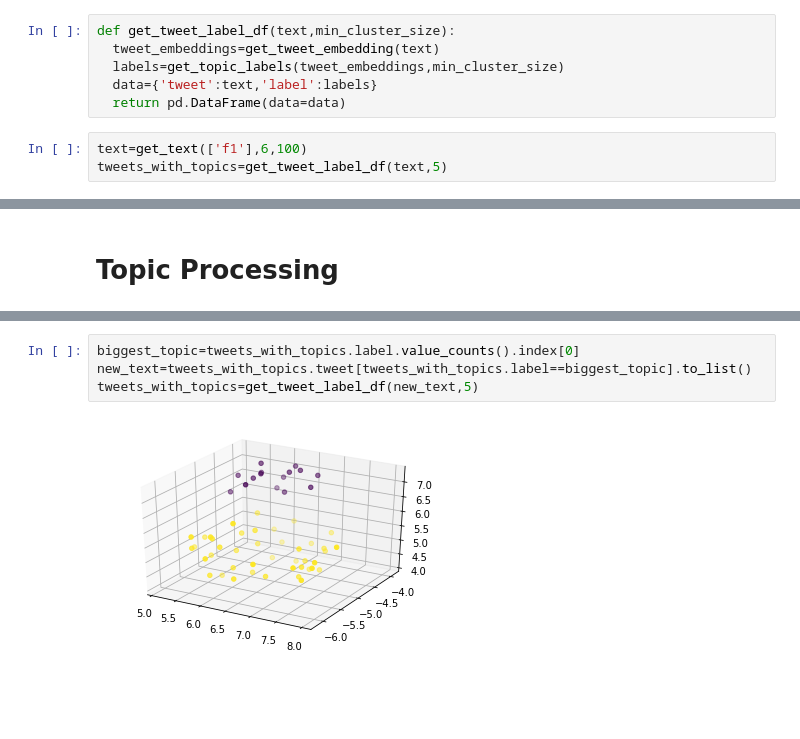
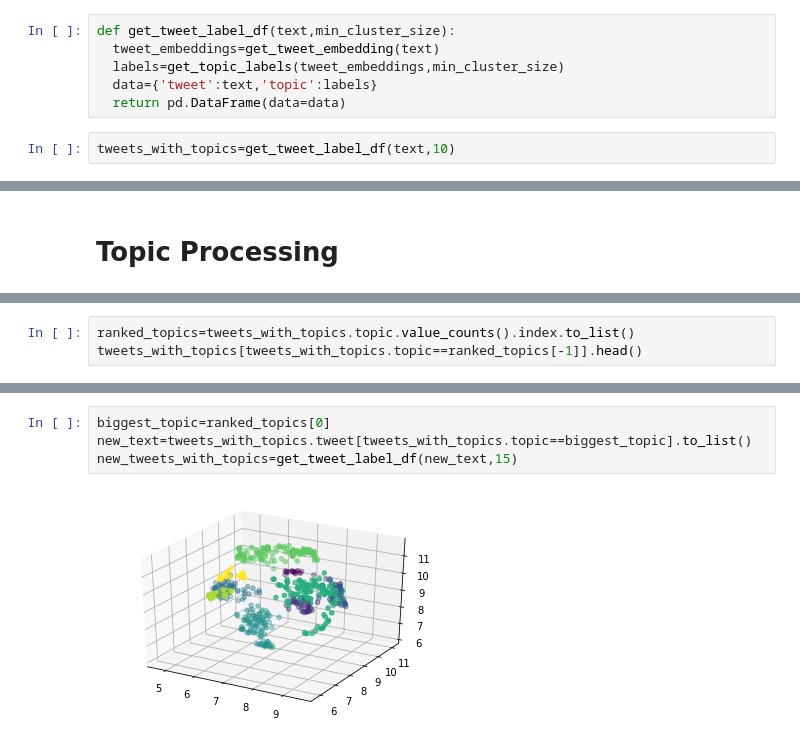
Before and after one commit to shaikadish/twitterTopicModeling, a Jupyter notebook: twitterTopicModeling.ipynb, the cells around one changed output, grey strips where cells are left out. Drawn from its saved outputs; the diff is of its cells as text; blank space fills up the shorter version.

```diff
--- a/twitterTopicModeling.ipynb
+++ b/twitterTopicModeling.ipynb
@@ -161,8 +169,7 @@ def get_topic_labels(vectors,min_cluster_size):
 def get_tweet_label_df(text,min_cluster_size):
   tweet_embeddings=get_tweet_embedding(text)
   labels=get_topic_labels(tweet_embeddings,min_cluster_size)
-  data={'tweet':text,'label':labels}
+  data={'tweet':text,'topic':labels}
   return pd.DataFrame(data=data)
-# %%
-text=get_text(['f1'],6,100)
-tweets_with_topics=get_tweet_label_df(text,5)
+# %%
+tweets_with_topics=get_tweet_label_df(text,10)
@@ -170,0 +186,3 @@ tweets_with_topics=get_tweet_label_df(text,5)
+# %%
+ranked_topics=tweets_with_topics.topic.value_counts().index.to_list()
+tweets_with_topics[tweets_with_topics.topic==ranked_topics[-1]].head()
@@ -171,7 +196,7 @@ tweets_with_topics=get_tweet_label_df(text,5)
 # %%
-biggest_topic=tweets_with_topics.label.value_counts().index[0]
-new_text=tweets_with_topics.tweet[tweets_with_topics.label==biggest_topic].to_list()
-tweets_with_topics=get_tweet_label_df(new_text,5)
+biggest_topic=ranked_topics[0]
+new_text=tweets_with_topics.tweet[tweets_with_topics.topic==biggest_topic].to_list()
+new_tweets_with_topics=get_tweet_label_df(new_text,15)
 # %% [output]
-[figure, old version]
+[figure, new version]
 # %%
```
Also changed, not shown: parts of 19 cells of this notebook.
